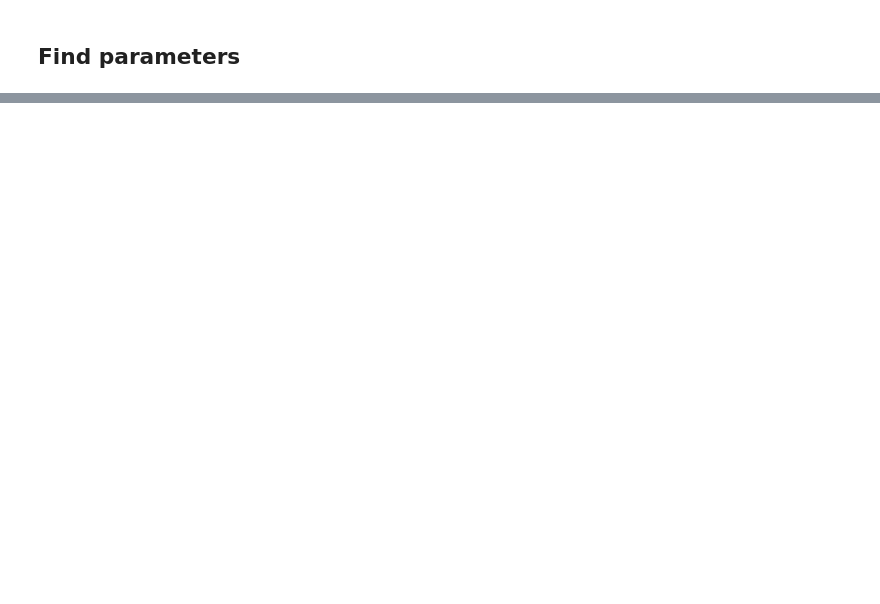
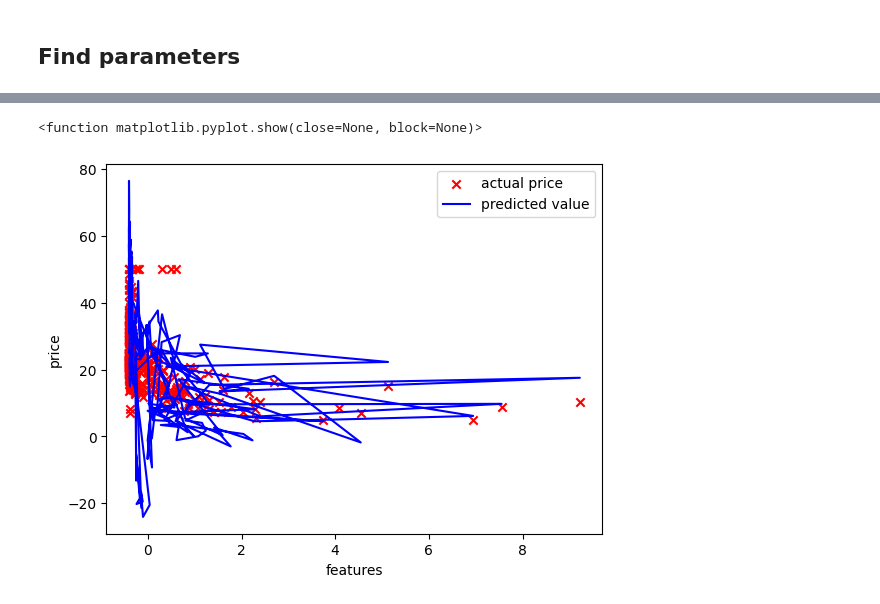
Before and after one commit to ImSatyamK/house-price-prediction, a Jupyter notebook: house_price_prediction.ipynb, the cells around one changed output, grey strips where cells are left out. Saved outputs shown, nothing was run; the diff lists cells and outputs as text; code cells hidden in the pictures; blank space fills up the shorter version.

```diff
--- a/house_price_prediction.ipynb
+++ b/house_price_prediction.ipynb
@@ -86,7 +87,7 @@ plt.show()
 # %%
 def compute_derivative(x, y, w, b):
 
-    m,n = x_train.shape
+    m,n = x.shape
     dj_dw = np.zeros(n)
     dj_db = 0
     for i in range(m):
@@ -151,0 +142,17 @@ print(np.dot(x_temp, w) + b)
+# %%
+y_pred = []
+for x in x_train:
+    curr = (x - mu) / sigma
+    y_pred.append(np.dot(curr, w) + b)
+
+x_temp = x_train[:,0]
+
+plt.scatter(x_temp, y_train, marker='x', c = 'r', label='actual price')
+plt.plot(x_temp, y_pred, c = 'b', label = 'predicted value')
+plt.xlabel('features')
+plt.ylabel('price')
+plt.legend()
+plt.show
+# %% [output]
+<function matplotlib.pyplot.show(close=None, block=None)>
+[figure, added]
```
Also changed, not shown: parts of 10 cells of this notebook.
